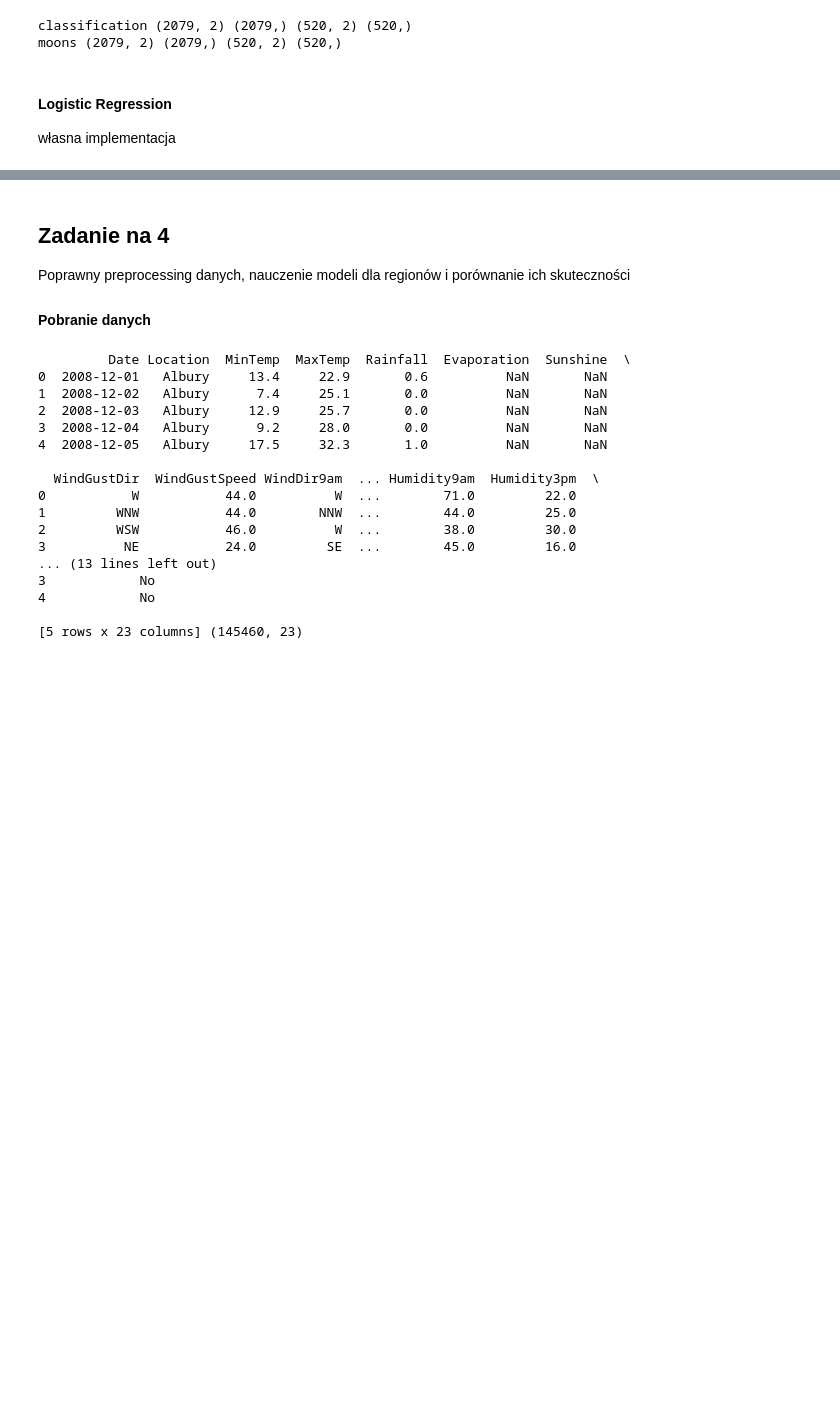
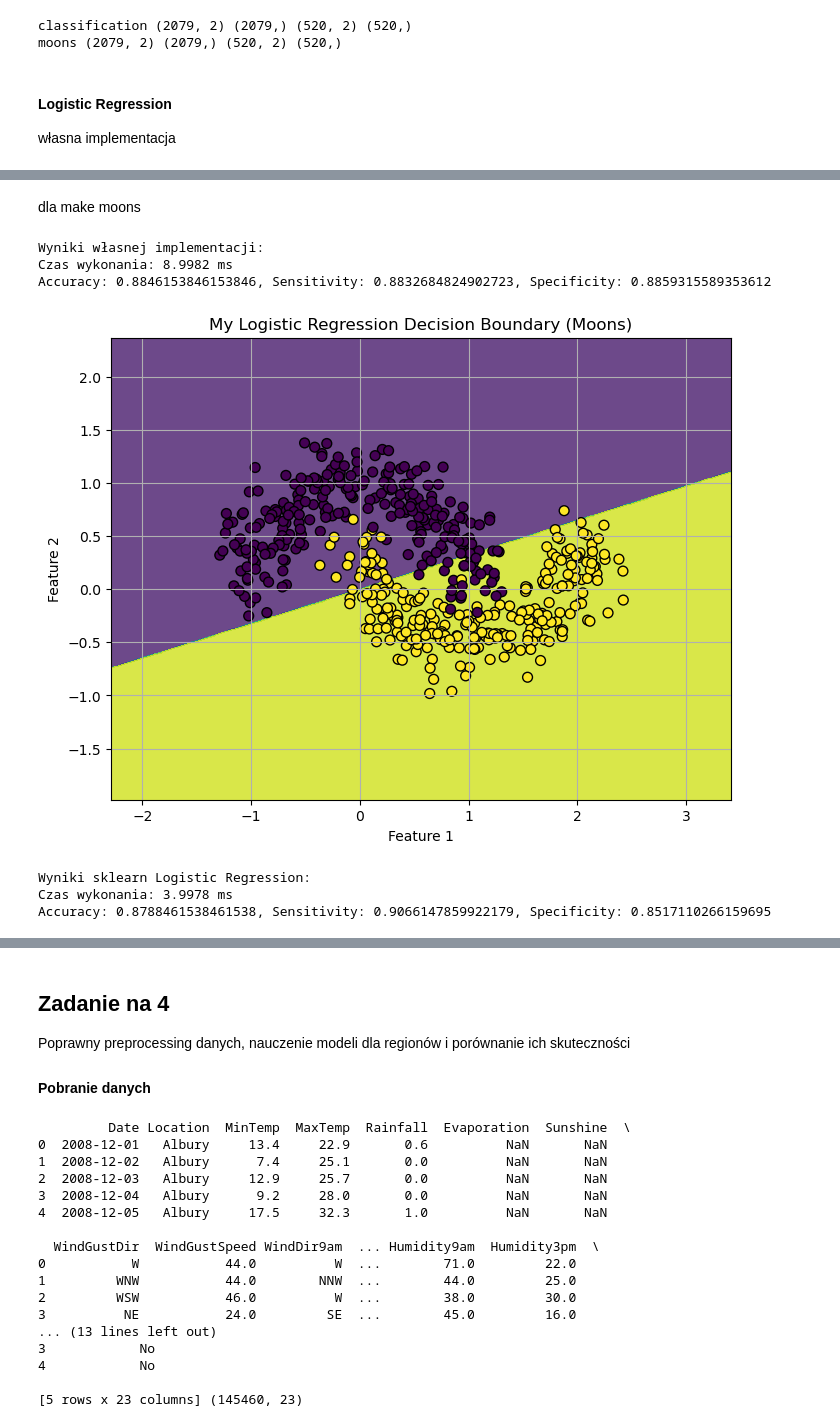
Before and after one commit to Lecrut/ai-ml_studies, a Jupyter notebook: pum/3_259199_Filip_Lecrut.ipynb, the cells around one changed output, grey strips where cells are left out. Cells and saved outputs as stored; diff of their text form; code cells hidden in the pictures; blank space fills up the shorter version.

```diff
--- a/pum/3_259199_Filip_Lecrut.ipynb
+++ b/pum/3_259199_Filip_Lecrut.ipynb
@@ -140,0 +196,36 @@ class MyLogisticRegression:
+# %% [markdown]
+dla make moons
+# %%
+start_my_lr_moons = time.time()
+my_lr_moons = MyLogisticRegression(learning_rate=0.01, max_iter=1000, tol=0.01)
+my_lr_moons.fit(X_train_moons, y_train_moons)
+y_pred_my_lr_moons = my_lr_moons.predict(X_test_moons)
+end_my_lr_moons = time.time()
+
+start_sklearn_lr_moons = time.time()
+sklearn_lr_moons = LogisticRegression(max_iter=1000, tol=0.01)
+sklearn_lr_moons.fit(X_train_moons, y_train_moons)
+y_pred_sklearn_lr_moons = sklearn_lr_moons.predict(X_test_moons)
+end_sklearn_lr_moons = time.time()
+
+print("Wyniki własnej implementacji:")
+time_my_lr_moons = (end_my_lr_moons - start_my_lr_moons) * 1000
+print(f"Czas wykonania: {time_my_lr_moons:.4f} ms")
+accuracy_my_lr_moons, sensitivity_my_lr_moons, specificity_my_lr_moons = calculate_metrics(y_test_moons, y_pred_my_lr_moons)
+print(f"Accuracy: {accuracy_my_lr_moons}, Sensitivity: {sensitivity_my_lr_moons}, Specificity: {specificity_my_lr_moons}")
+plot_decision_boundary(my_lr_moons, X_test_moons, y_test_moons, title="My Logistic Regression Decision Boundary (Moons)")
+
+print("\nWyniki sklearn Logistic Regression:")
+time_sklearn_lr_moons = (end_sklearn_lr_moons - start_sklearn_lr_moons) * 1000
+print(f"Czas wykonania: {time_sklearn_lr_moons:.4f} ms")
+accuracy_sklearn_lr_moons, sensitivity_sklearn_lr_moons, specificity_sklearn_lr_moons = calculate_metrics(y_test_moons, y_pred_sklearn_lr_moons)
+print(f"Accuracy: {accuracy_sklearn_lr_moons}, Sensitivity: {sensitivity_sklearn_lr_moons}, Specificity: {specificity_sklearn_lr_moons}")
+plot_decision_boundary(sklearn_lr_moons, X_test_moons, y_test_moons, title="Sklearn Logistic Regression Decision Boundary (Moons)")
+# %% [output]
+Wyniki własnej implementacji:
+Czas wykonania: 8.9982 ms
+Accuracy: 0.8846153846153846, Sensitivity: 0.8832684824902723, Specificity: 0.8859315589353612
+[figure, added]
+Wyniki sklearn Logistic Regression:
+Czas wykonania: 3.9978 ms
+Accuracy: 0.8788461538461538, Sensitivity: 0.9066147859922179, Specificity: 0.8517110266159695
```
Also changed, not shown: parts of 5 cells of this notebook.
